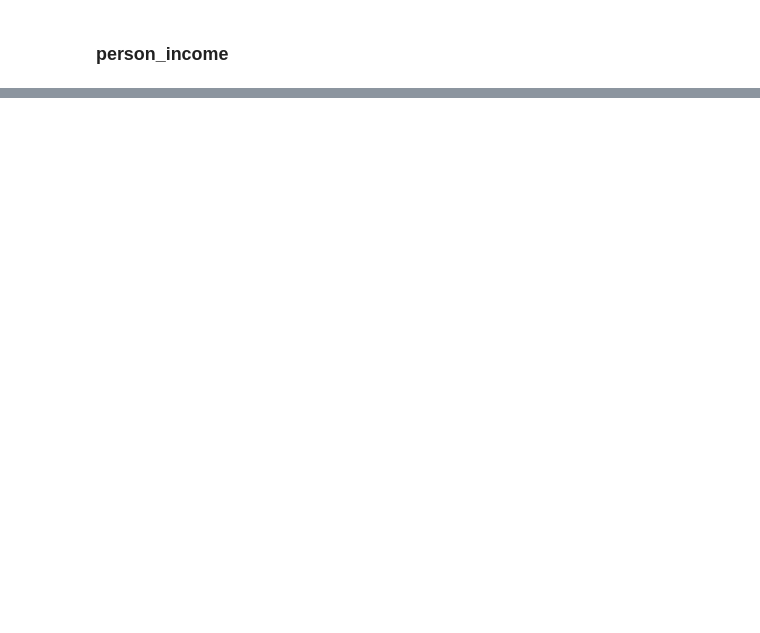
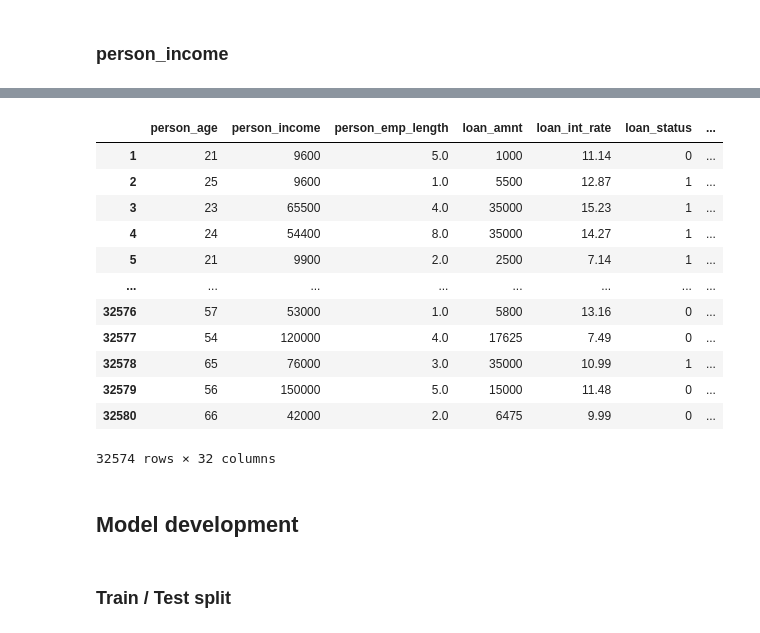
Before and after one commit to shemkatz/credit_risk, a Jupyter notebook: notebook.ipynb, the cells around one changed output, grey strips where cells are left out. Cells and saved outputs as stored; diff of their text form; code cells hidden in the pictures; blank space fills up the shorter version.

```diff
--- a/notebook.ipynb
+++ b/notebook.ipynb
@@ -187,0 +313,15 @@ Passing `palette` without assigning `hue` is deprecated and will be removed in v
+# %%
+#Now for loan_int_rate
+df_clean[df_clean["loan_int_rate"].isnull()].head()
+
+#Missings seem valued and we need to impute.
+#Lets see if there is a relationship between loan_grade and loan_int_rate
+sns.catplot(data=df_clean, x = "loan_grade", y="loan_int_rate", order = ["A", "B", "C", "D", "E", "F", "G"])
+
+#clearly from plot, each loan grade has a range of interest rates. We can impute missing values based on median of loan_grade.
+median_values = df_clean.groupby("loan_grade")["loan_int_rate"].median()
+
+df_clean["loan_int_rate"] = df_clean.apply(
+    lambda row: median_values[row["loan_grade"]] if pd.isnull(row["loan_int_rate"]) else row["loan_int_rate"],
+    axis=1
+)
@@ -187,0 +332,2 @@ Passing `palette` without assigning `hue` is deprecated and will be removed in v
+# %%
+df_model = df_clean.copy()
@@ -187,0 +336,3 @@ Passing `palette` without assigning `hue` is deprecated and will be removed in v
+# %%
+#For each categorical variable, lets make a dummy variable for each category
+df_model = pd.get_dummies(df_model, columns = c_vars, dtype=float)
@@ -187,0 +341,13 @@ Passing `palette` without assigning `hue` is deprecated and will be removed in v
+# %%
+#Lets try a bucket transformation for numerical variables that make sense to be in buckets
+
+bucket_cols = [
+    "person_income",
+    "loan_amnt",
+    "loan_percent_income"
+]
+
+for col in bucket_cols:
+    df_model[col + "_bucket"] = pd.cut(df_model[col], bins = 10)
+    #check size of bucket columns
+    print(df_model[col + "_bucket"].value_counts())
@@ -187,0 +472,20 @@ Passing `palette` without assigning `hue` is deprecated and will be removed in v
+# %%
+df_model
+# %% [output]
+|  | person_age | person_income | person_emp_length | loan_amnt | loan_int_rate | loan_status | ... |
+| 1 | 21 | 9600 | 5.0 | 1000 | 11.14 | 0 | ... |
+| 2 | 25 | 9600 | 1.0 | 5500 | 12.87 | 1 | ... |
+| 3 | 23 | 65500 | 4.0 | 35000 | 15.23 | 1 | ... |
+| 4 | 24 | 54400 | 8.0 | 35000 | 14.27 | 1 | ... |
+| 5 | 21 | 9900 | 2.0 | 2500 | 7.14 | 1 | ... |
+| ... | ... | ... | ... | ... | ... | ... | ... |
+| 32576 | 57 | 53000 | 1.0 | 5800 | 13.16 | 0 | ... |
+| 32577 | 54 | 120000 | 4.0 | 17625 | 7.49 | 0 | ... |
+| 32578 | 65 | 76000 | 3.0 | 35000 | 10.99 | 1 | ... |
+| 32579 | 56 | 150000 | 5.0 | 15000 | 11.48 | 0 | ... |
+| 32580 | 66 | 42000 | 2.0 | 6475 | 9.99 | 0 | ... |
+32574 rows × 32 columns
+# %% [markdown]
+## Model development
+# %% [markdown]
+### Train / Test split
```
Also changed, not shown: parts of 29 cells of this notebook.
